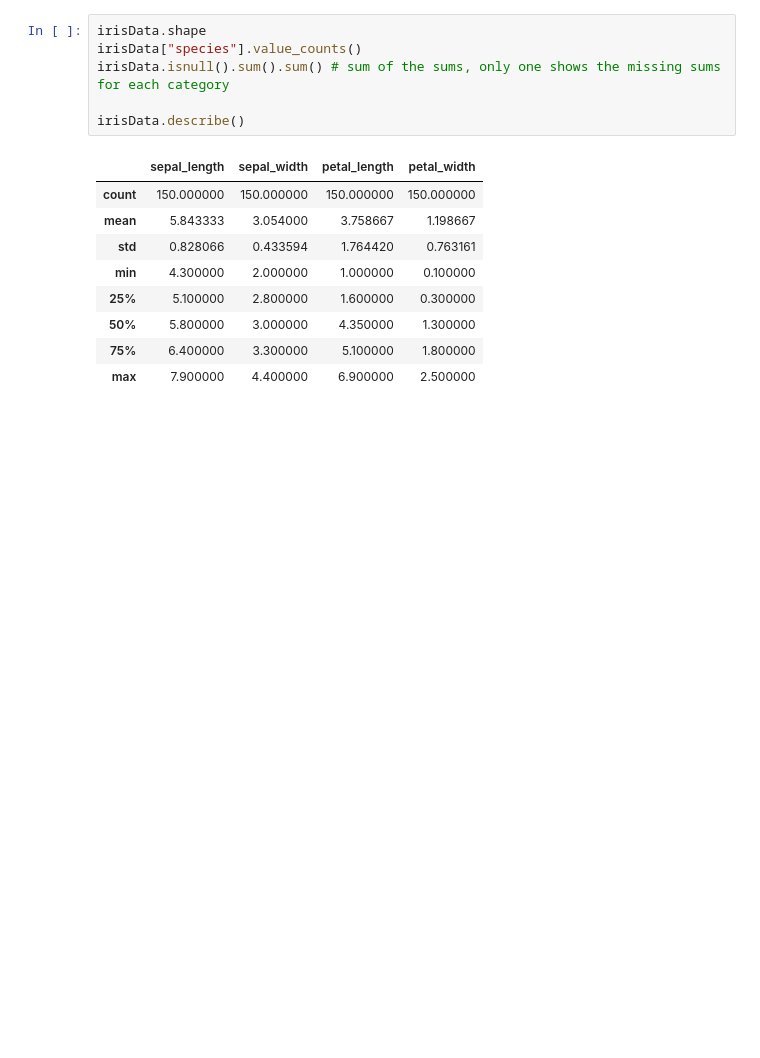
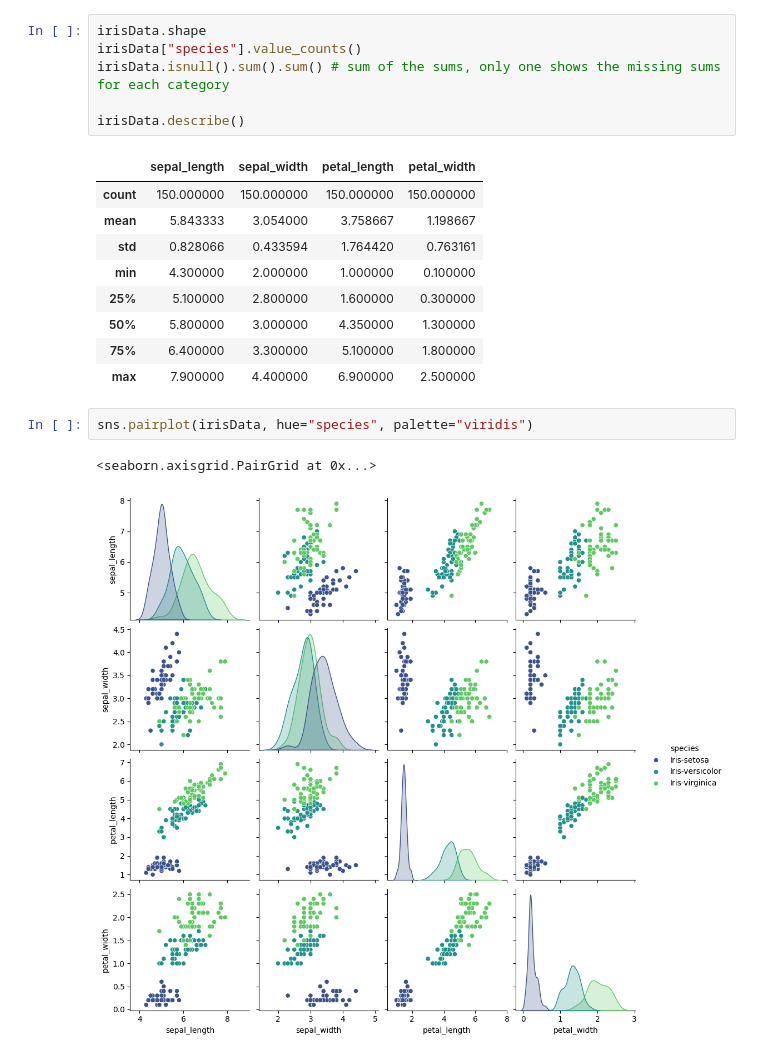
Before and after one commit to eliasangelss/irisflower, a Jupyter notebook: model.ipynb, the cells around one changed output. Drawn from its saved outputs; the diff is of its cells as text; blank space fills up the shorter version.

Commit message:
bar graphs and visualizations (the best part)

```diff
--- a/model.ipynb
+++ b/model.ipynb
@@ -27,3 +29,8 @@ irisData.describe()
 | 50% | 5.800000 | 3.000000 | 4.350000 | 1.300000 |
 | 75% | 6.400000 | 3.300000 | 5.100000 | 1.800000 |
 | max | 7.900000 | 4.400000 | 6.900000 | 2.500000 |
+# %%
+sns.pairplot(irisData, hue="species", palette="viridis")
+# %% [output]
+<seaborn.axisgrid.PairGrid at 0x...>
+[figure, added]
```
Also changed, not shown: parts of 3 cells of this notebook.
